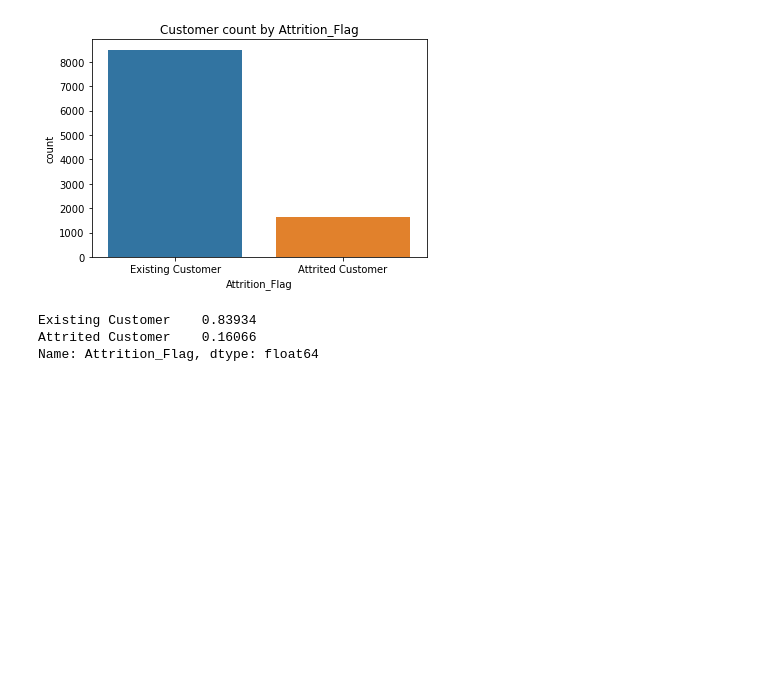
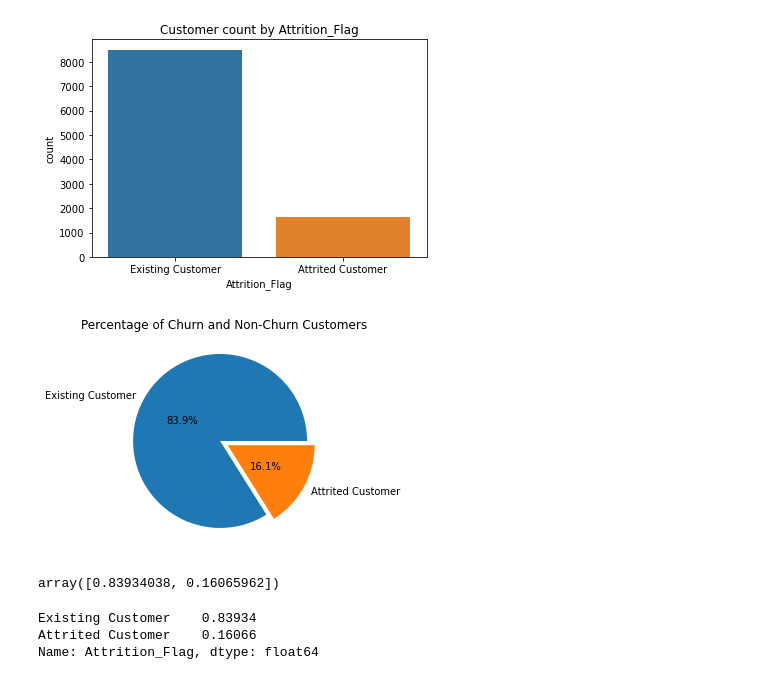
Before and after one commit to machquocvu/Springboard_Capstone2, a Jupyter notebook: Code/Capstone2_EDA.ipynb, the cells around one changed output. Cells and saved outputs as stored; diff of their text form; code cells hidden in the pictures; blank space fills up the shorter version.

```diff
--- a/Code/Capstone2_EDA.ipynb
+++ b/Code/Capstone2_EDA.ipynb
@@ -74,6 +74,15 @@ sns.countplot(churn.Attrition_Flag)
 plt.title('Customer count by Attrition_Flag');
 # %% [output]
 [figure]
+# %%
+churn.Attrition_Flag.value_counts(normalize=True).plot.pie(autopct="%.1f%%", explode=[0.05]*2, pctdistance=0.5, label='')
+plt.title('Percentage of Churn and Non-Churn Customers');
+# %% [output]
+[figure, added]
+# %%
+churn.Attrition_Flag.value_counts(normalize=True).to_numpy()
+# %% [output]
+array([0.83934038, 0.16065962])
 # %%
 # Percentage of Existing and Attrited Customers in the dataset
 
```
Also changed, not shown: parts of 5 cells of this notebook, 2 other files.
